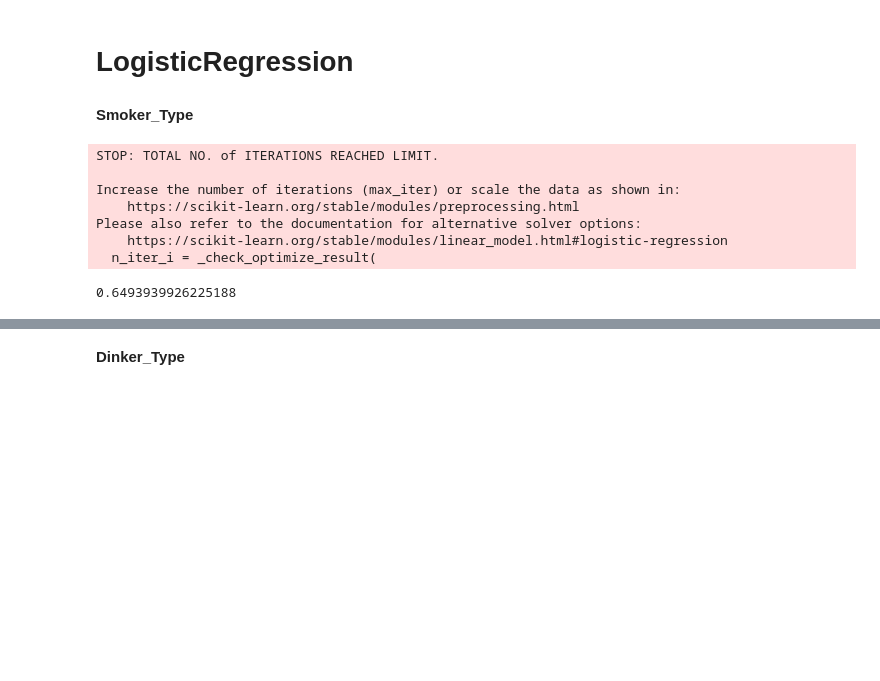
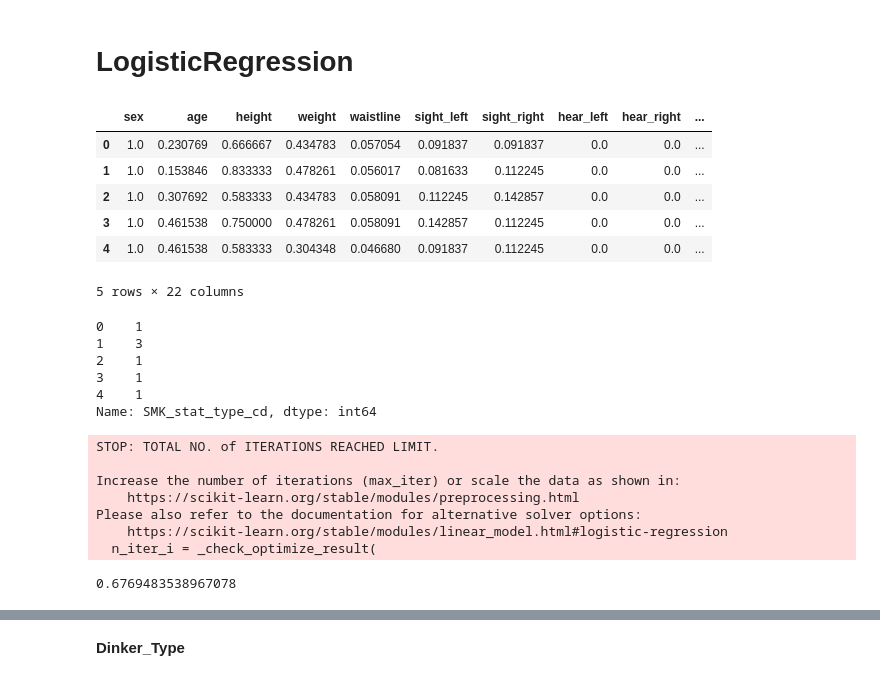
Before and after one commit to rhshovon102/DataMining-MachineLearning, a Jupyter notebook: SmokingAndDrinkingDatasetWithBodySignal.ipynb, the cells around one changed output, grey strips where cells are left out. Drawn from its saved outputs; the diff is of its cells as text; code cells hidden in the pictures; blank space fills up the shorter version.

```diff
--- a/SmokingAndDrinkingDatasetWithBodySignal.ipynb
+++ b/SmokingAndDrinkingDatasetWithBodySignal.ipynb
@@ -235,11 +229,28 @@ array([0.62729769, 0.84475956, 0.13224848, ..., 0.90198844, 0.57553597,
 # %% [markdown]
 # **LogisticRegression**
-# %% [markdown]
-**Smoker_Type**
 # %%
 from sklearn.linear_model import LogisticRegression
 # %%
 x = df.iloc[:,0:22]
 y = df.SMK_stat_type_cd
+# %%
+x.head()
+# %% [output]
+|  | sex | age | height | weight | waistline | sight_left | sight_right | hear_left | hear_right | ... |
+| 0 | 1.0 | 0.230769 | 0.666667 | 0.434783 | 0.057054 | 0.091837 | 0.091837 | 0.0 | 0.0 | ... |
+| 1 | 1.0 | 0.153846 | 0.833333 | 0.478261 | 0.056017 | 0.081633 | 0.112245 | 0.0 | 0.0 | ... |
+| 2 | 1.0 | 0.307692 | 0.583333 | 0.434783 | 0.058091 | 0.112245 | 0.142857 | 0.0 | 0.0 | ... |
+| 3 | 1.0 | 0.461538 | 0.750000 | 0.478261 | 0.058091 | 0.142857 | 0.112245 | 0.0 | 0.0 | ... |
+| 4 | 1.0 | 0.461538 | 0.583333 | 0.304348 | 0.046680 | 0.091837 | 0.112245 | 0.0 | 0.0 | ... |
+5 rows × 22 columns
+# %%
+y.head()
+# %% [output]
+0    1
+1    3
+2    1
+3    1
+4    1
+Name: SMK_stat_type_cd, dtype: int64
 # %%
 x_train, x_test, y_train, y_test = train_test_split(x,y, random_state = 0, test_size = 0.2)
@@ -248,5 +257,7 @@ lr = LogisticRegression()
 # %%
+lr = LogisticRegression()
 lr = lr.fit(x_train, y_train)
+lr.score(x_test, y_test)
 # %% [output]
 STOP: TOTAL NO. of ITERATIONS REACHED LIMIT.
 
@@ -255,10 +266,7 @@ Increase the number of iterations (max_iter) or scale the data as shown in:
 Please also refer to the documentation for alternative solver options:
     https://scikit-learn.org/stable/modules/linear_model.html#logistic-regression
   n_iter_i = _check_optimize_result(
+0.6769483538967078
-# %%
-lr.score(x_test, y_test)
-# %% [output]
-0.6493939926225188
 # %%
 lr.predict(x_test)
 # %% [output]
```
Also changed, not shown: parts of 77 cells of this notebook.
